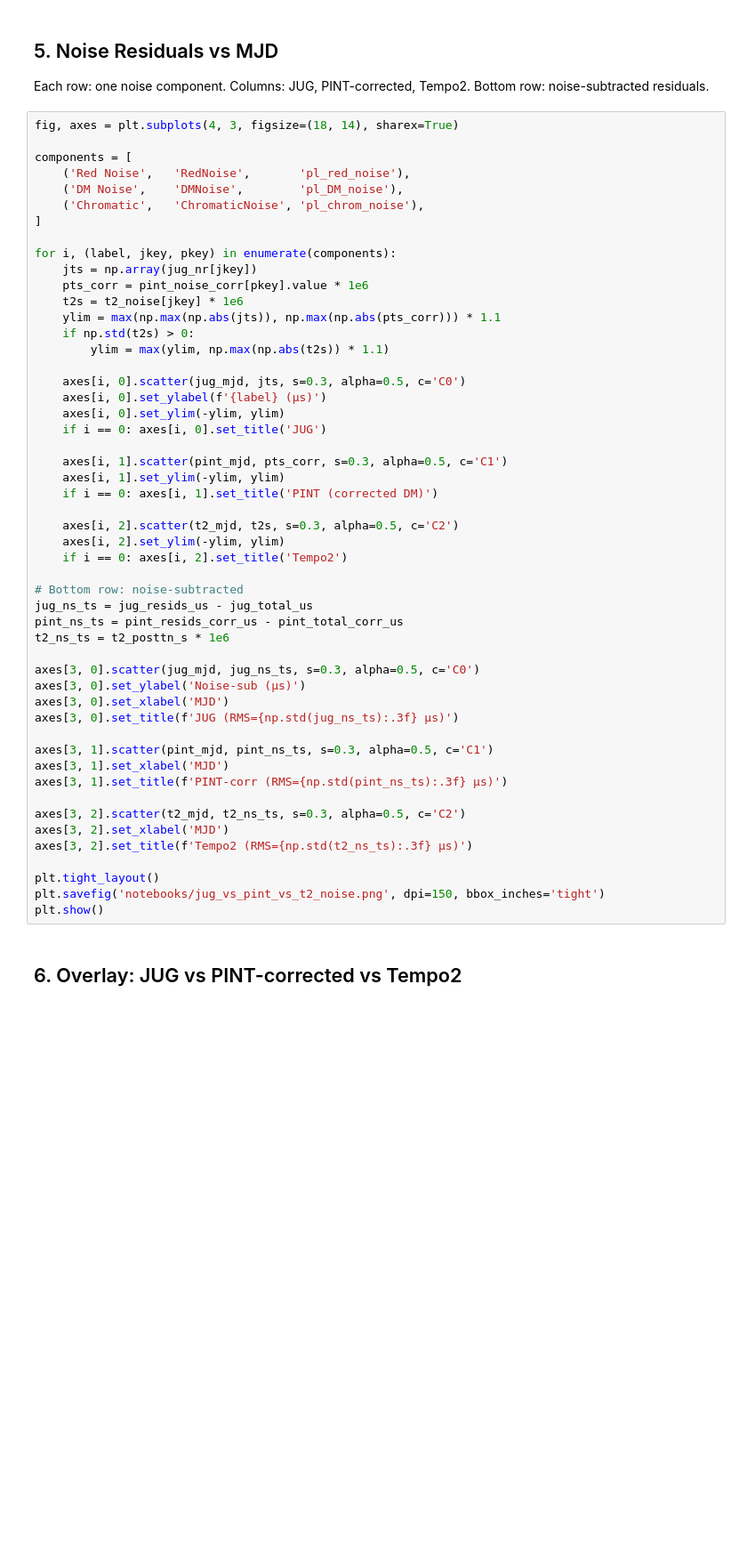
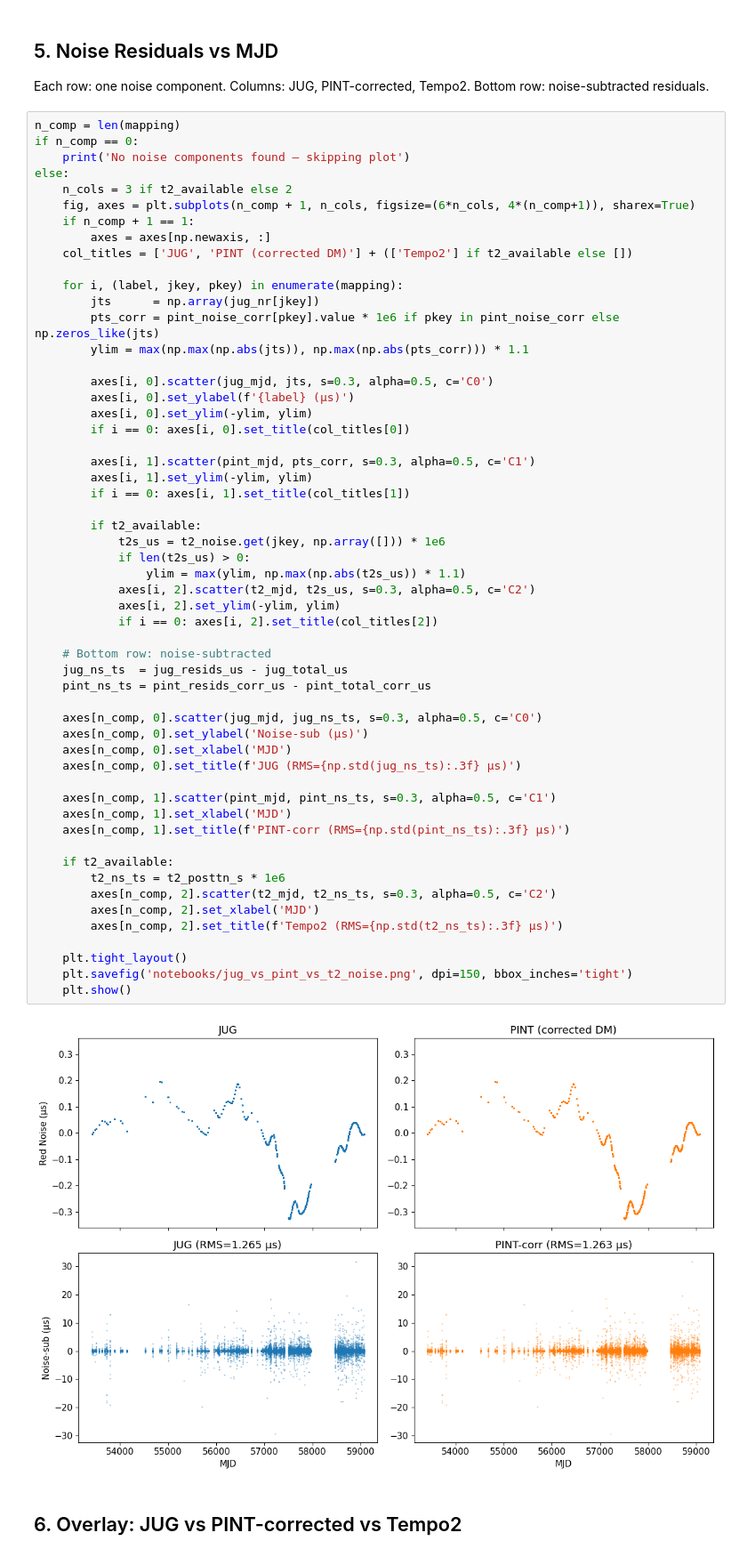
Before and after one commit to MattTMiles/jug, a Jupyter notebook: notebooks/jug_vs_pint_noise_comparison.ipynb, the cells around one changed output. Shown at 89% size. Saved outputs shown, nothing was run; the diff lists cells and outputs as text; blank space fills up the shorter version.

```diff
--- a/notebooks/jug_vs_pint_noise_comparison.ipynb
+++ b/notebooks/jug_vs_pint_noise_comparison.ipynb
@@ -191,56 +2369,62 @@ for label, jkey, pkey in mapping:
 Each row: one noise component. Columns: JUG, PINT-corrected, Tempo2.
 Bottom row: noise-subtracted residuals.
 # %%
-fig, axes = plt.subplots(4, 3, figsize=(18, 14), sharex=True)
+n_comp = len(mapping)
+if n_comp == 0:
+    print('No noise components found — skipping plot')
+else:
+    n_cols = 3 if t2_available else 2
+    fig, axes = plt.subplots(n_comp + 1, n_cols, figsize=(6*n_cols, 4*(n_comp+1)), sharex=True)
+    if n_comp + 1 == 1:
+        axes = axes[np.newaxis, :]
+    col_titles = ['JUG', 'PINT (corrected DM)'] + (['Tempo2'] if t2_available else [])
 
-components = [
-    ('Red Noise',   'RedNoise',       'pl_red_noise'),
-    ('DM Noise',    'DMNoise',        'pl_DM_noise'),
-    ('Chromatic',   'ChromaticNoise', 'pl_chrom_noise'),
-]
+    for i, (label, jkey, pkey) in enumerate(mapping):
+        jts      = np.array(jug_nr[jkey])
+        pts_corr = pint_noise_corr[pkey].value * 1e6 if pkey in pint_noise_corr else np.zeros_like(jts)
+        ylim = max(np.max(np.abs(jts)), np.max(np.abs(pts_corr))) * 1.1
 
-for i, (label, jkey, pkey) in enumerate(components):
-    jts = np.array(jug_nr[jkey])
-    pts_corr = pint_noise_corr[pkey].value * 1e6
-    t2s = t2_noise[jkey] * 1e6
-    ylim = max(np.max(np.abs(jts)), np.max(np.abs(pts_corr))) * 1.1
-    if np.std(t2s) > 0:
-        ylim = max(ylim, np.max(np.abs(t2s)) * 1.1)
+        axes[i, 0].scatter(jug_mjd, jts, s=0.3, alpha=0.5, c='C0')
+        axes[i, 0].set_ylabel(f'{label} (µs)')
+        axes[i, 0].set_ylim(-ylim, ylim)
+        if i == 0: axes[i, 0].set_title(col_titles[0])
 
-    axes[i, 0].scatter(jug_mjd, jts, s=0.3, alpha=0.5, c='C0')
-    axes[i, 0].set_ylabel(f'{label} (µs)')
-    axes[i, 0].set_ylim(-ylim, ylim)
-    if i == 0: axes[i, 0].set_title('JUG')
+        axes[i, 1].scatter(pint_mjd, pts_corr, s=0.3, alpha=0.5, c='C1')
+        axes[i, 1].set_ylim(-ylim, ylim)
+        if i == 0: axes[i, 1].set_title(col_titles[1])
 
-    axes[i, 1].scatter(pint_mjd, pts_corr, s=0.3, alpha=0.5, c='C1')
-    axes[i, 1].set_ylim(-ylim, ylim)
-    if i == 0: axes[i, 1].set_title('PINT (corrected DM)')
+        if t2_available:
+            t2s_us = t2_noise.get(jkey, np.array([])) * 1e6
+            if len(t2s_us) > 0:
+                ylim = max(ylim, np.max(np.abs(t2s_us)) * 1.1)
+            axes[i, 2].scatter(t2_mjd, t2s_us, s=0.3, alpha=0.5, c='C2')
+            axes[i, 2].set_ylim(-ylim, ylim)
+            if i == 0: axes[i, 2].set_title(col_titles[2])
 
-    axes[i, 2].scatter(t2_mjd, t2s, s=0.3, alpha=0.5, c='C2')
-    axes[i, 2].set_ylim(-ylim, ylim)
-    if i == 0: axes[i, 2].set_title('Tempo2')
+    # Bottom row: noise-subtracted
+    jug_ns_ts  = jug_resids_us - jug_total_us
+    pint_ns_ts = pint_resids_corr_us - pint_total_corr_us
 
-# Bottom row: noise-subtracted
-jug_ns_ts = jug_resids_us - jug_total_us
-pint_ns_ts = pint_resids_corr_us - pint_total_corr_us
-t2_ns_ts = t2_posttn_s * 1e6
+    axes[n_comp, 0].scatter(jug_mjd, jug_ns_ts, s=0.3, alpha=0.5, c='C0')
+    axes[n_comp, 0].set_ylabel('Noise-sub (µs)')
+    axes[n_comp, 0].set_xlabel('MJD')
+    axes[n_comp, 0].set_title(f'JUG (RMS={np.std(jug_ns_ts):.3f} µs)')
 
-axes[3, 0].scatter(jug_mjd, jug_ns_ts, s=0.3, alpha=0.5, c='C0')
-axes[3, 0].set_ylabel('Noise-sub (µs)')
-axes[3, 0].set_xlabel('MJD')
-axes[3, 0].set_title(f'JUG (RMS={np.std(jug_ns_ts):.3f} µs)')
+    axes[n_comp, 1].scatter(pint_mjd, pint_ns_ts, s=0.3, alpha=0.5, c='C1')
+    axes[n_comp, 1].set_xlabel('MJD')
+    axes[n_comp, 1].set_title(f'PINT-corr (RMS={np.std(pint_ns_ts):.3f} µs)')
 
-axes[3, 1].scatter(pint_mjd, pint_ns_ts, s=0.3, alpha=0.5, c='C1')
-axes[3, 1].set_xlabel('MJD')
-axes[3, 1].set_title(f'PINT-corr (RMS={np.std(pint_ns_ts):.3f} µs)')
+    if t2_available:
+        t2_ns_ts = t2_posttn_s * 1e6
+        axes[n_comp, 2].scatter(t2_mjd, t2_ns_ts, s=0.3, alpha=0.5, c='C2')
+        axes[n_comp, 2].set_xlabel('MJD')
+        axes[n_comp, 2].set_title(f'Tempo2 (RMS={np.std(t2_ns_ts):.3f} µs)')
 
-axes[3, 2].scatter(t2_mjd, t2_ns_ts, s=0.3, alpha=0.5, c='C2')
-axes[3, 2].set_xlabel('MJD')
-axes[3, 2].set_title(f'Tempo2 (RMS={np.std(t2_ns_ts):.3f} µs)')
-
-plt.tight_layout()
-plt.savefig('notebooks/jug_vs_pint_vs_t2_noise.png', dpi=150, bbox_inches='tight')
-plt.show()
+    plt.tight_layout()
+    plt.savefig('notebooks/jug_vs_pint_vs_t2_noise.png', dpi=150, bbox_inches='tight')
+    plt.show()
+# %% [output]
+[figure, added]
 # %% [markdown]
 ## 6. Overlay: JUG vs PINT-corrected vs Tempo2
 # %%
```
Also changed, not shown: parts of 39 cells of this notebook, 4 other files.
